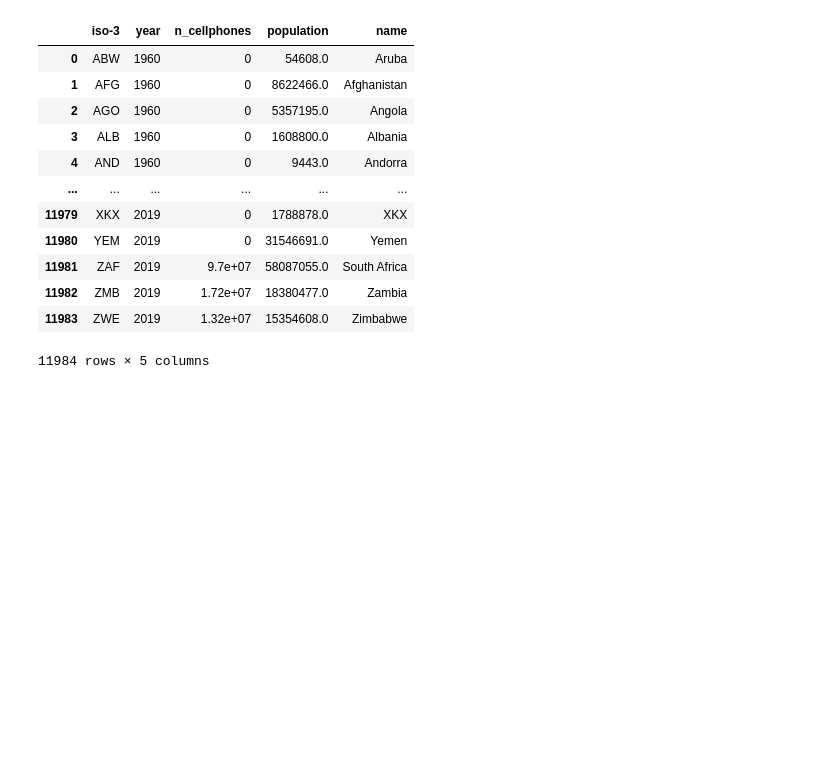
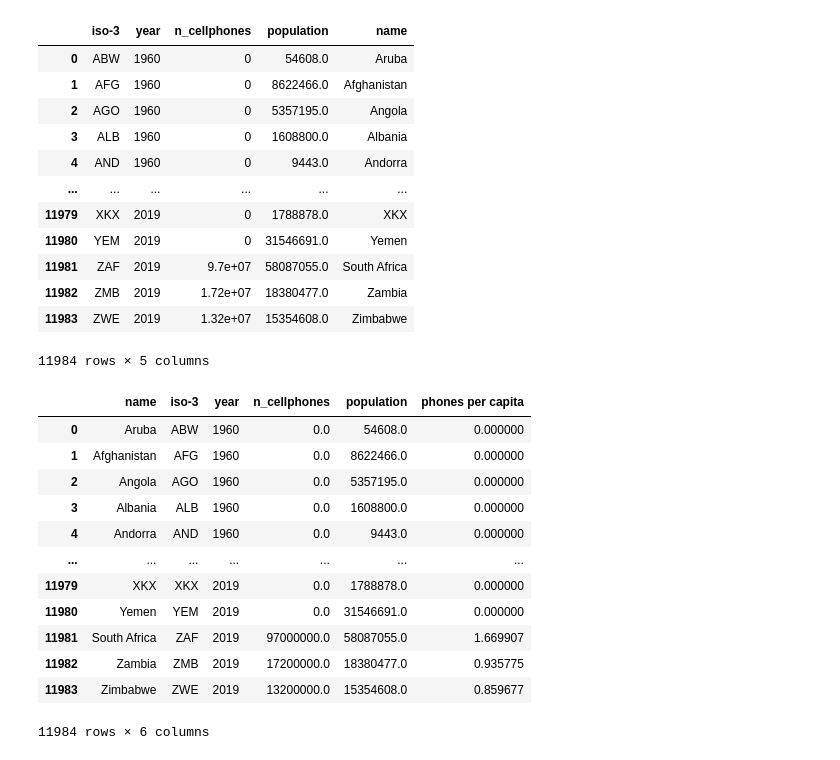
Before and after one commit to SunnyStare/SU-MT4007-Statistisk-databehandling, a Jupyter notebook: HW4/Joining Data.ipynb, the cells around one changed output. Saved outputs shown, nothing was run; the diff lists cells and outputs as text; code cells hidden in the pictures; blank space fills up the shorter version.

```diff
--- a/HW4/Joining Data.ipynb
+++ b/HW4/Joining Data.ipynb
@@ -340,3 +340,26 @@ df_total_3_in_1
 | 11982 | ZMB | 2019 | 1.72e+07 | 18380477.0 | Zambia |
 | 11983 | ZWE | 2019 | 1.32e+07 | 15354608.0 | Zimbabwe |
 11984 rows × 5 columns
+# %%
+# Columns in the new order
+df_total_3_in_1 = df_total_3_in_1[['name', 'iso-3', 'year', 'n_cellphones', 'population']]
+# Ensure 'n_cellphones' and 'population' are numeric
+df_total_3_in_1['n_cellphones'] = pd.to_numeric(df_total_3_in_1['n_cellphones'], errors='coerce')
+df_total_3_in_1['population'] = pd.to_numeric(df_total_3_in_1['population'], errors='coerce')
+# Calculate the percentage
+df_total_3_in_1["phones per capita"] = (df_total_3_in_1['n_cellphones'] / df_total_3_in_1['population'])
+df_total_3_in_1
+# %% [output]
+|  | name | iso-3 | year | n_cellphones | population | phones per capita |
+| 0 | Aruba | ABW | 1960 | 0.0 | 54608.0 | 0.000000 |
+| 1 | Afghanistan | AFG | 1960 | 0.0 | 8622466.0 | 0.000000 |
+| 2 | Angola | AGO | 1960 | 0.0 | 5357195.0 | 0.000000 |
+| 3 | Albania | ALB | 1960 | 0.0 | 1608800.0 | 0.000000 |
+| 4 | Andorra | AND | 1960 | 0.0 | 9443.0 | 0.000000 |
+| ... | ... | ... | ... | ... | ... | ... |
+| 11979 | XKX | XKX | 2019 | 0.0 | 1788878.0 | 0.000000 |
+| 11980 | Yemen | YEM | 2019 | 0.0 | 31546691.0 | 0.000000 |
+| 11981 | South Africa | ZAF | 2019 | 97000000.0 | 58087055.0 | 1.669907 |
+| 11982 | Zambia | ZMB | 2019 | 17200000.0 | 18380477.0 | 0.935775 |
+| 11983 | Zimbabwe | ZWE | 2019 | 13200000.0 | 15354608.0 | 0.859677 |
+11984 rows × 6 columns
```
Also changed, not shown: parts of 8 cells of this notebook.
